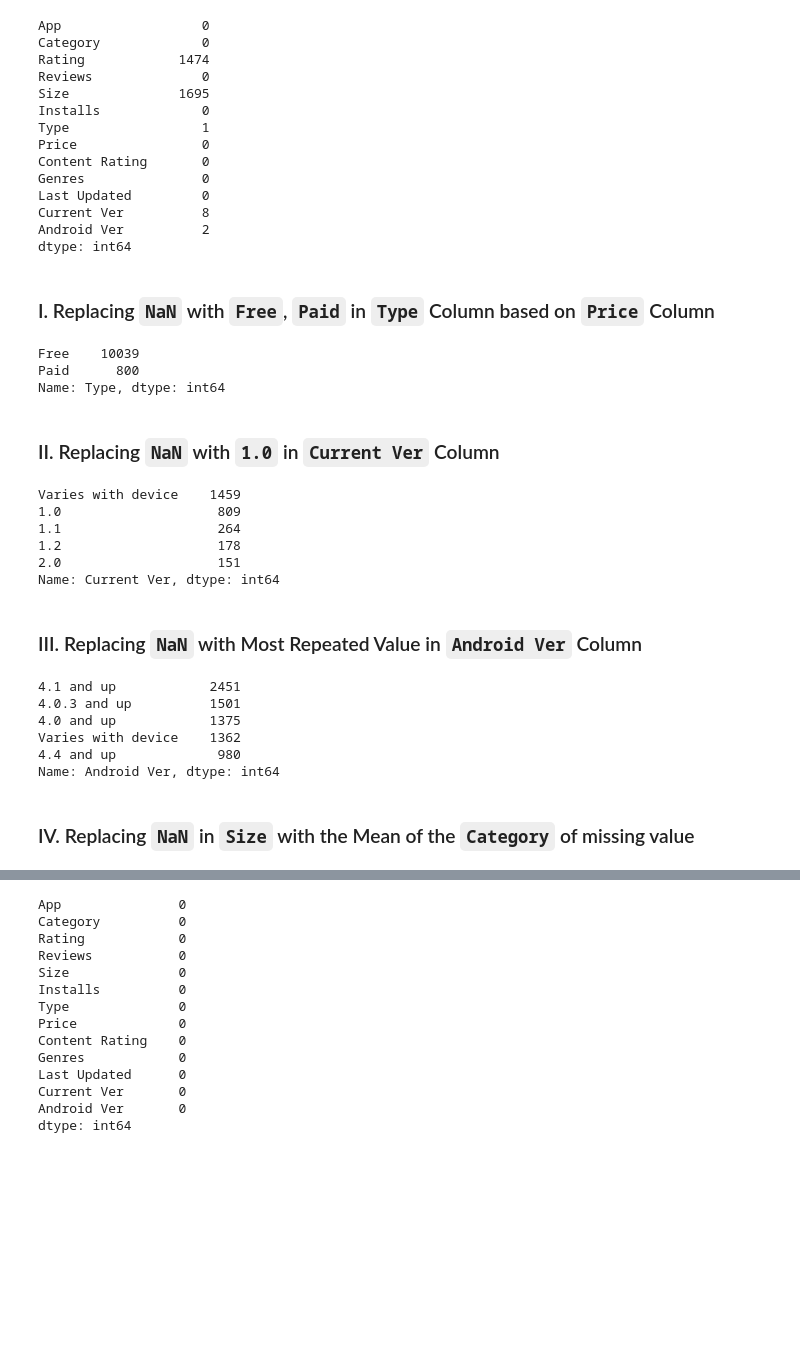
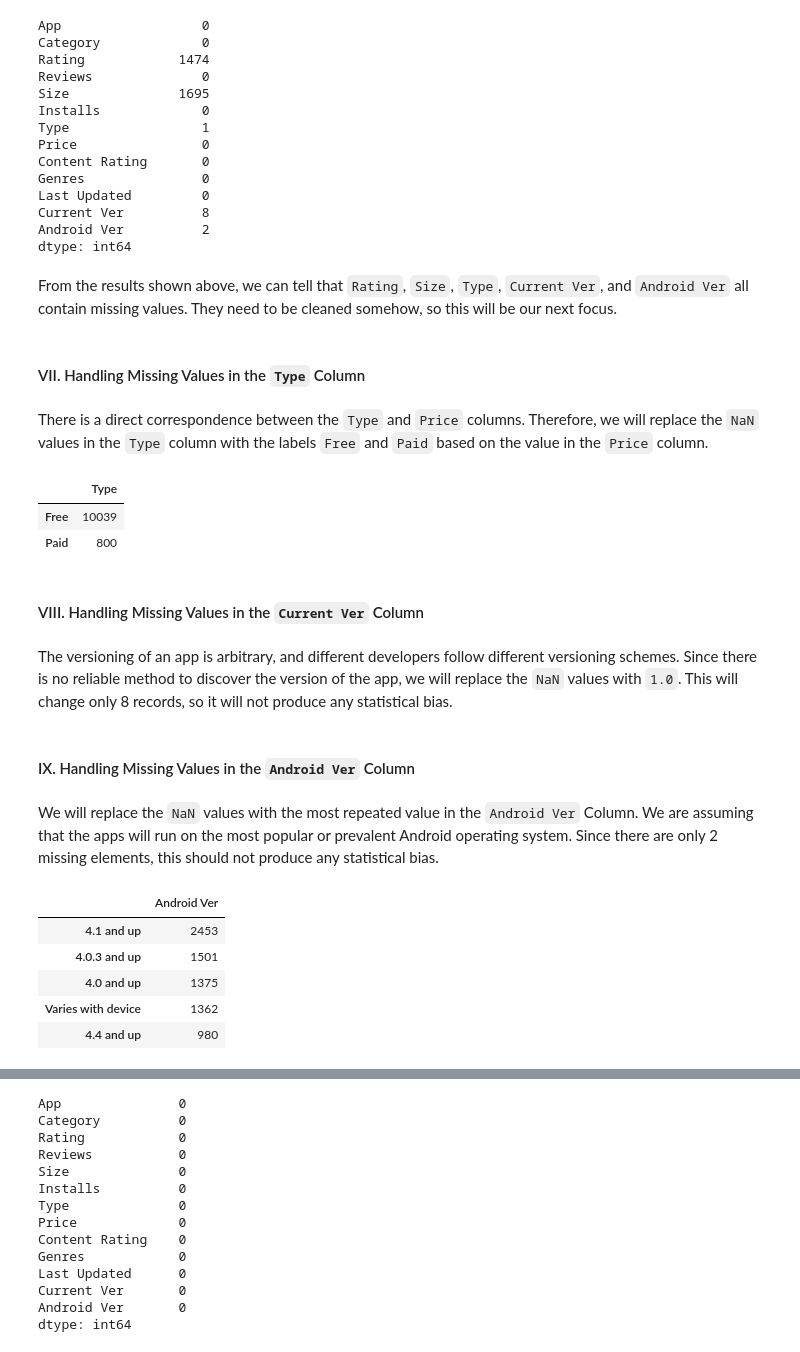
Before and after one commit to Logician724/play-store-analysis, a Jupyter notebook: notebook.ipynb, the cells around one changed output, grey strips where cells are left out. Drawn from its saved outputs; the diff is of its cells as text; code cells hidden in the pictures; blank space fills up the shorter version.

```diff
--- a/notebook.ipynb
+++ b/notebook.ipynb
@@ -314,12 +317,16 @@ Last Updated         0
 Current Ver          8
 Android Ver          2
 dtype: int64
-# %% [markdown]
-### I. Replacing `NaN` with `Free`, `Paid` in `Type` Column based on `Price` Column
-# %%
-apps_df['Type'].value_counts().head()
-# %% [output]
-Free    10039
-Paid      800
-Name: Type, dtype: int64
+# %% [markdown]
+From the results shown above, we can tell that `Rating`, `Size`, `Type`, `Current Ver`, and `Android Ver` all contain missing values. They need to be cleaned somehow, so this will be our next focus.
+# %% [markdown]
+#### VII. Handling Missing Values in the `Type` Column
+# %% [markdown]
+There is a direct correspondence between the `Type` and `Price` columns. Therefore, we will replace the `NaN` values in the `Type` column with the labels `Free` and `Paid` based on the value in the `Price` column.
+# %%
+pd.DataFrame(apps_df['Type'].value_counts())
+# %% [output]
+|  | Type |
+| Free | 10039 |
+| Paid | 800 |
 # %%
@@ -327,31 +334,24 @@ Name: Type, dtype: int64
 apps_df['Type'] = np.where(apps_df['Price'] == 0, 'Free', 'Paid')
 # %% [markdown]
-### II. Replacing `NaN` with `1.0` in `Current Ver` Column
+#### VIII. Handling Missing Values in the `Current Ver` Column
-# %%
-apps_df['Current Ver'].value_counts().head()
-# %% [output]
-Varies with device    1459
-1.0                    809
-1.1                    264
-1.2                    178
-2.0                    151
-Name: Current Ver, dtype: int64
+# %% [markdown]
+The versioning of an app is arbitrary, and different developers follow different versioning schemes. Since there is no reliable method to discover the version of the app, we will replace the `NaN` values with `1.0`. This will change only 8 records, so it will not produce any statistical bias.
 # %%
 # Replacing `NaN`
 apps_df['Current Ver'] = apps_df['Current Ver'].fillna('1.0')
 # %% [markdown]
-### III. Replacing `NaN` with Most Repeated Value in `Android Ver` Column
+#### IX. Handling Missing Values in the `Android Ver` Column
+# %% [markdown]
+We will replace the `NaN` values with the most repeated value in the `Android Ver` Column. We are assuming that the apps will run on the most popular or prevalent Android operating system. Since there are only 2 missing elements, this should not produce any statistical bias.
 # %%
-apps_df['Android Ver'].value_counts().head()
+pd.DataFrame(apps_df['Android Ver'].value_counts()).head()
 # %% [output]
-4.1 and up            2451
-4.0.3 and up          1501
-4.0 and up            1375
-Varies with device    1362
-4.4 and up             980
-Name: Android Ver, dtype: int64
+|  | Android Ver |
+| 4.1 and up | 2453 |
+| 4.0.3 and up | 1501 |
+| 4.0 and up | 1375 |
+| Varies with device | 1362 |
+| 4.4 and up | 980 |
 # %%
 # Replacing `NaN`
 apps_df['Android Ver'] = apps_df['Android Ver'].fillna(apps_df['Android Ver'].value_counts().idxmax())
-# %% [markdown]
-### IV. Replacing `NaN` in `Size` with the Mean of the `Category` of missing value
```
Also changed, not shown: parts of 20 cells of this notebook.
